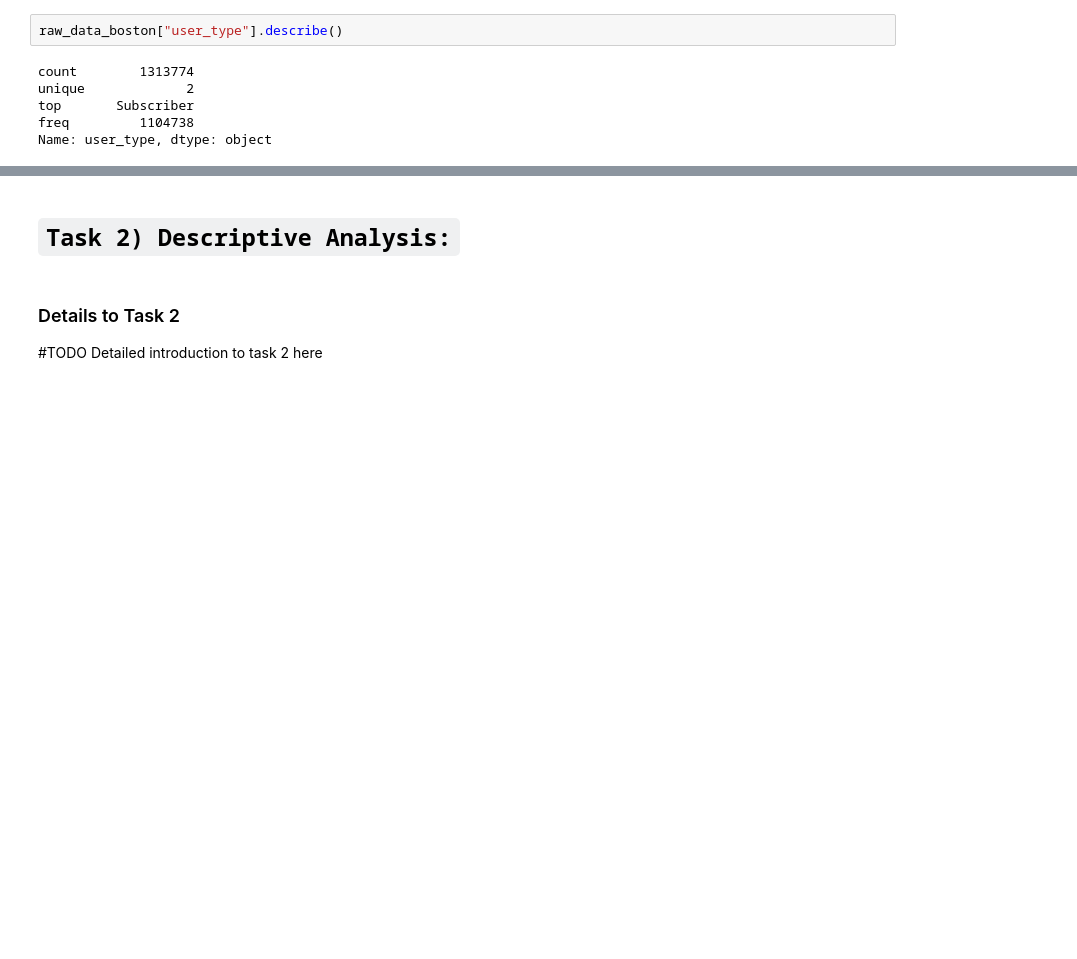
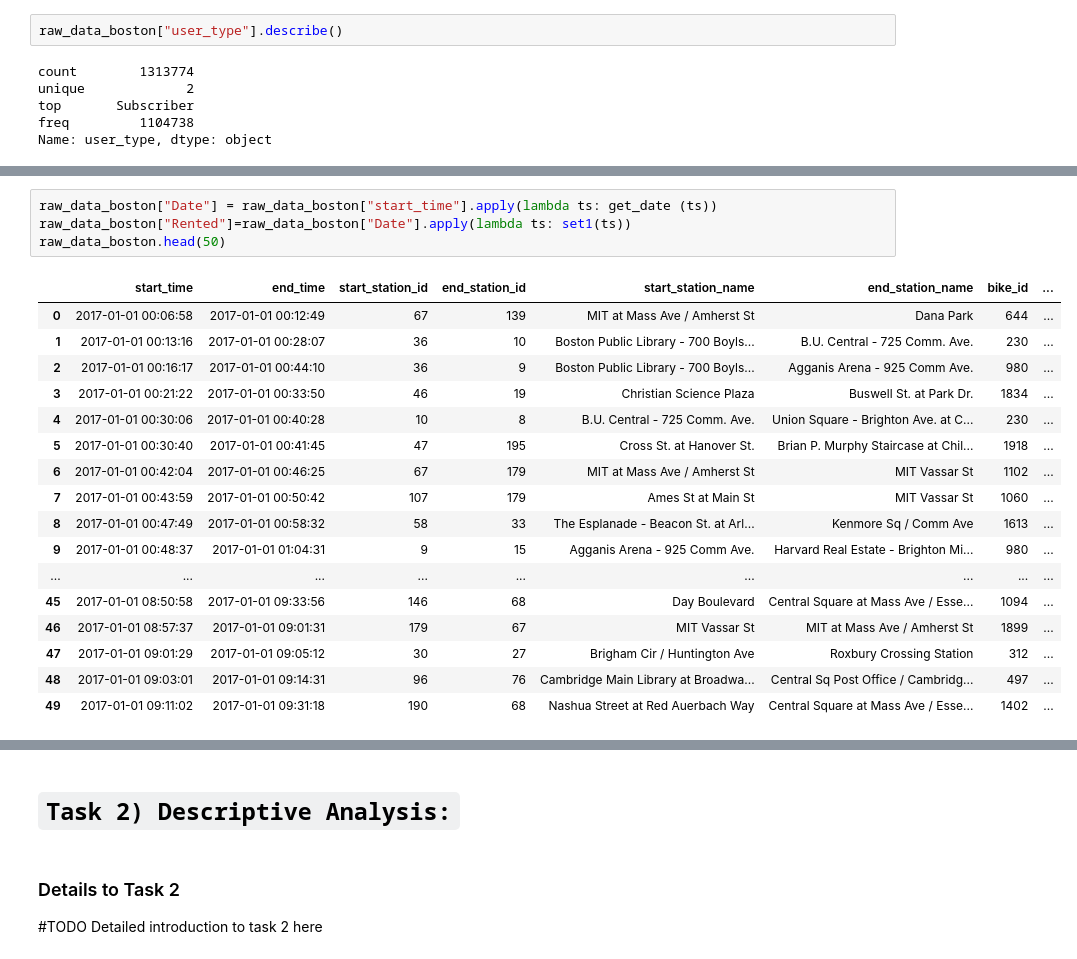
Before and after one commit to NiklasNesseler/ProjectNotFound, a Jupyter notebook: DSML_GroupProject_Boston2017.ipynb, the cells around one changed output, grey strips where cells are left out. Drawn from its saved outputs; the diff is of its cells as text; blank space fills up the shorter version.

```diff
--- a/DSML_GroupProject_Boston2017.ipynb
+++ b/DSML_GroupProject_Boston2017.ipynb
@@ -175,0 +269,22 @@ dtype: int64
+# %%
+raw_data_boston["Date"] = raw_data_boston["start_time"].apply(lambda ts: get_date (ts))
+raw_data_boston["Rented"]=raw_data_boston["Date"].apply(lambda ts: set1(ts))
+raw_data_boston.head(50)
+# %% [output]
+|  | start_time | end_time | start_station_id | end_station_id | start_station_name | end_station_name | bike_id | ... |
+| 0 | 2017-01-01 00:06:58 | 2017-01-01 00:12:49 | 67 | 139 | MIT at Mass Ave / Amherst St | Dana Park | 644 | ... |
+| 1 | 2017-01-01 00:13:16 | 2017-01-01 00:28:07 | 36 | 10 | Boston Public Library - 700 Boyls... | B.U. Central - 725 Comm. Ave. | 230 | ... |
+| 2 | 2017-01-01 00:16:17 | 2017-01-01 00:44:10 | 36 | 9 | Boston Public Library - 700 Boyls... | Agganis Arena - 925 Comm Ave. | 980 | ... |
+| 3 | 2017-01-01 00:21:22 | 2017-01-01 00:33:50 | 46 | 19 | Christian Science Plaza | Buswell St. at Park Dr. | 1834 | ... |
+| 4 | 2017-01-01 00:30:06 | 2017-01-01 00:40:28 | 10 | 8 | B.U. Central - 725 Comm. Ave. | Union Square - Brighton Ave. at C... | 230 | ... |
+| 5 | 2017-01-01 00:30:40 | 2017-01-01 00:41:45 | 47 | 195 | Cross St. at Hanover St. | Brian P. Murphy Staircase at Chil... | 1918 | ... |
+| 6 | 2017-01-01 00:42:04 | 2017-01-01 00:46:25 | 67 | 179 | MIT at Mass Ave / Amherst St | MIT Vassar St | 1102 | ... |
+| 7 | 2017-01-01 00:43:59 | 2017-01-01 00:50:42 | 107 | 179 | Ames St at Main St | MIT Vassar St | 1060 | ... |
+| 8 | 2017-01-01 00:47:49 | 2017-01-01 00:58:32 | 58 | 33 | The Esplanade - Beacon St. at Arl... | Kenmore Sq / Comm Ave | 1613 | ... |
+| 9 | 2017-01-01 00:48:37 | 2017-01-01 01:04:31 | 9 | 15 | Agganis Arena - 925 Comm Ave. | Harvard Real Estate - Brighton Mi... | 980 | ... |
+| ... | ... | ... | ... | ... | ... | ... | ... | ... |
+| 45 | 2017-01-01 08:50:58 | 2017-01-01 09:33:56 | 146 | 68 | Day Boulevard | Central Square at Mass Ave / Esse... | 1094 | ... |
+| 46 | 2017-01-01 08:57:37 | 2017-01-01 09:01:31 | 179 | 67 | MIT Vassar St | MIT at Mass Ave / Amherst St | 1899 | ... |
+| 47 | 2017-01-01 09:01:29 | 2017-01-01 09:05:12 | 30 | 27 | Brigham Cir / Huntington Ave | Roxbury Crossing Station | 312 | ... |
+| 48 | 2017-01-01 09:03:01 | 2017-01-01 09:14:31 | 96 | 76 | Cambridge Main Library at Broadwa... | Central Sq Post Office / Cambridg... | 497 | ... |
+| 49 | 2017-01-01 09:11:02 | 2017-01-01 09:31:18 | 190 | 68 | Nashua Street at Red Auerbach Way | Central Square at Mass Ave / Esse... | 1402 | ... |
```
Also changed, not shown: parts of 16 cells of this notebook.
